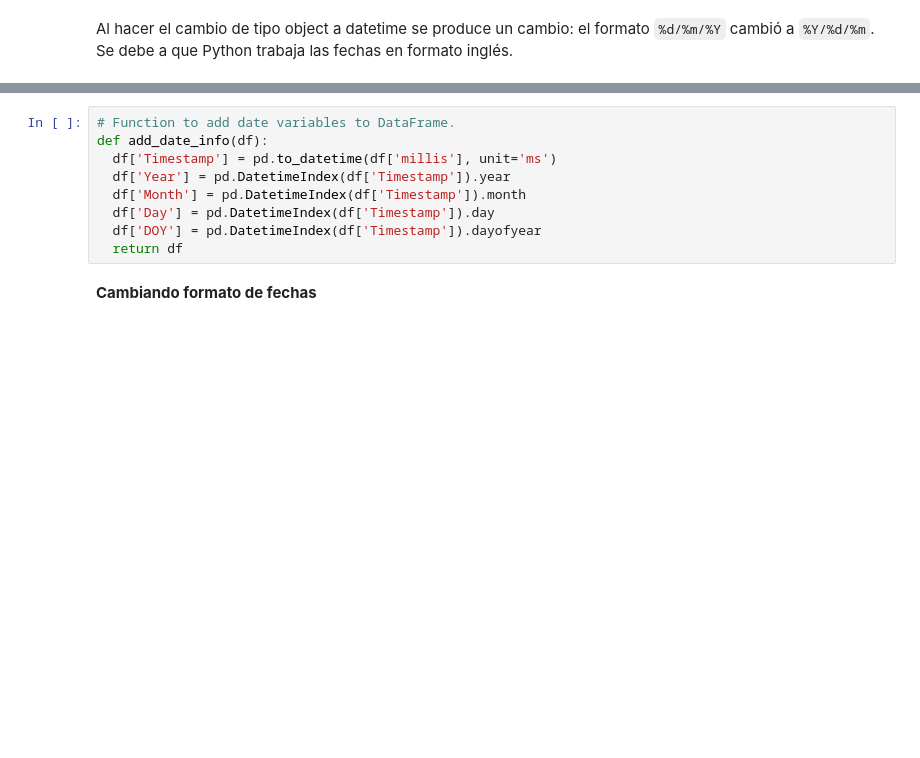
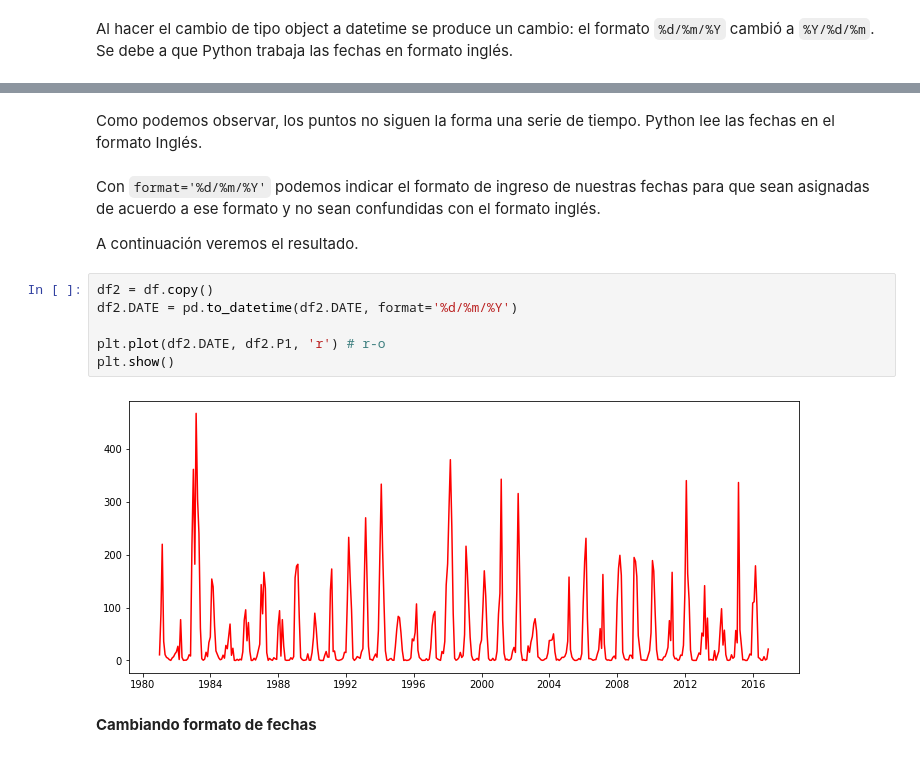
Before and after one commit to vilcagamarracf/Python_Snippets, a Jupyter notebook: Snippets/Snippets_Pandas.ipynb, the cells around one changed output, grey strips where cells are left out. Cells and saved outputs as stored; diff of their text form; blank space fills up the shorter version.

```diff
--- a/Snippets/Snippets_Pandas.ipynb
+++ b/Snippets/Snippets_Pandas.ipynb
@@ -134,12 +226,17 @@ df.head(13)
-# %%
-# Function to add date variables to DataFrame.
-def add_date_info(df):
-  df['Timestamp'] = pd.to_datetime(df['millis'], unit='ms')
-  df['Year'] = pd.DatetimeIndex(df['Timestamp']).year
-  df['Month'] = pd.DatetimeIndex(df['Timestamp']).month
-  df['Day'] = pd.DatetimeIndex(df['Timestamp']).day
-  df['DOY'] = pd.DatetimeIndex(df['Timestamp']).dayofyear
-  return df
+# %% [markdown]
+Como podemos observar, los puntos no siguen la forma una serie de tiempo. Python lee las fechas en el formato Inglés.
+# %% [markdown]
+Con `format='%d/%m/%Y'` podemos indicar el formato de ingreso de nuestras fechas para que sean asignadas de acuerdo a ese formato y no sean confundidas con el formato inglés.
+
+A continuación veremos el resultado.
+# %%
+df2 = df.copy()
+df2.DATE = pd.to_datetime(df2.DATE, format='%d/%m/%Y')
+
+plt.plot(df2.DATE, df2.P1, 'r') # r-o
+plt.show()
+# %% [output]
+[figure, added]
 # %% [markdown]
 **Cambiando formato de fechas**
 # %%
```
Also changed, not shown: parts of 162 cells of this notebook.
